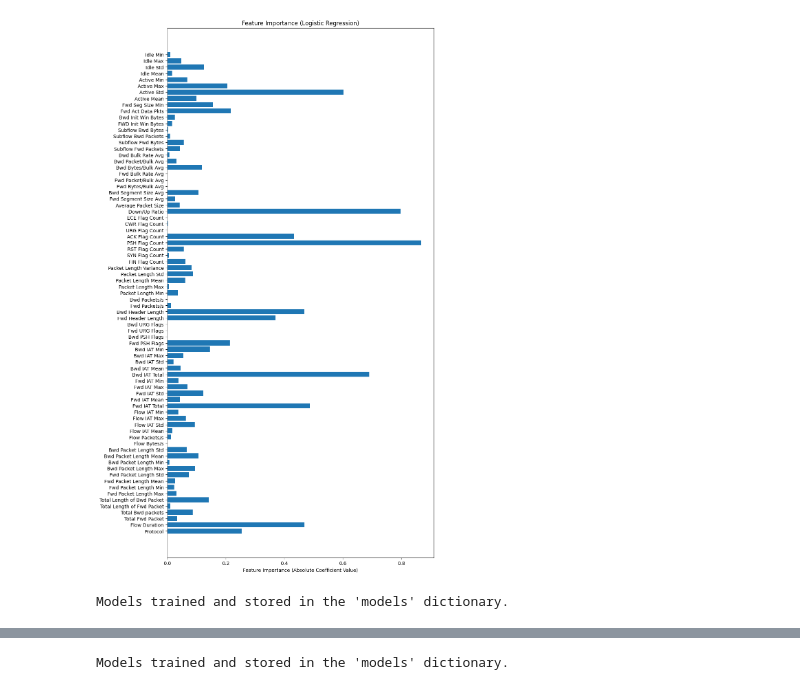
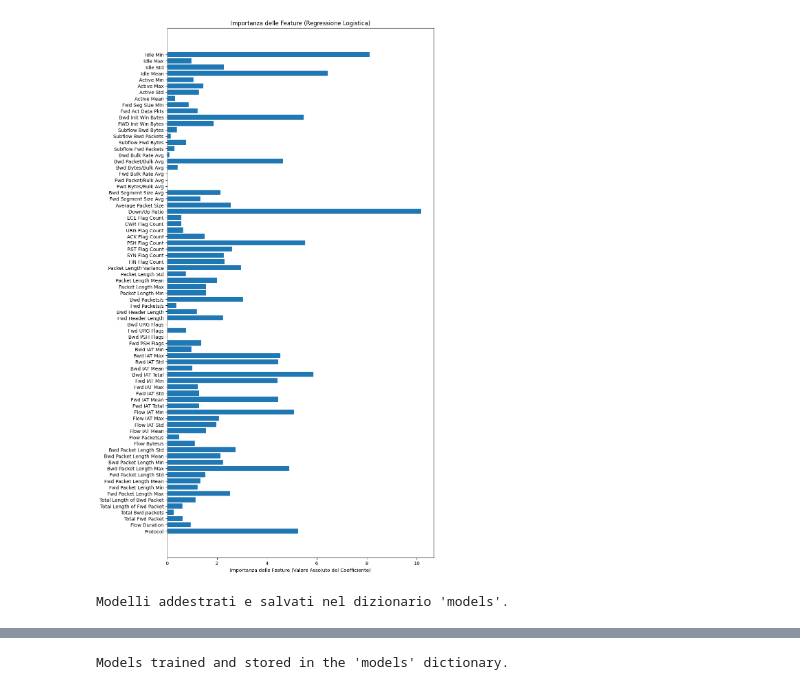
Before and after one commit to NicCasss/BigData, a Jupyter notebook: index.ipynb, the cells around one changed output, grey strips where cells are left out. Drawn from its saved outputs; the diff is of its cells as text; code cells hidden in the pictures.

```diff
--- a/index.ipynb
+++ b/index.ipynb
@@ -258,20 +278,27 @@ plt.show()
 # %%
-# Streamlined hyperparameters for Logistic Regression
+# Iperparametri semplificati per la regressione logistica
 hyperparameters = [
-    {'C': 1.0, 'penalty': 'l2', 'solver': 'lbfgs', 'max_iter': 10, 'class_weight': None}, # Low iterations for quick testing
-    {'C': 1.0, 'penalty': 'l2', 'solver': 'lbfgs', 'max_iter': 100, 'class_weight': None}, # Default configuration
-    {'C': 1.0, 'penalty': 'l2', 'solver': 'lbfgs', 'max_iter': 500, 'class_weight': None}, # High iterations for better convergence
+    {'C': 1.0, 'penalty': 'l2', 'solver': 'lbfgs', 'max_iter': 1000, 'class_weight': None}, # Iterazioni aumentate per migliorare la convergenza
+    {'C': 1.0, 'penalty': 'l2', 'solver': 'lbfgs', 'max_iter': 1000, 'class_weight': None}, # Configurazione predefinita con iterazioni aumentate
+    {'C': 1.0, 'penalty': 'l2', 'solver': 'lbfgs', 'max_iter': 1000, 'class_weight': None}, # Iterazioni alte per una migliore convergenza
 ]
 
-# Loop to create and train models
-for i in range (3):
-    # Create and train the model (Logistic Regression)
+# Aggiungi il pre-processing per scalare i dati (se necessario)
+from sklearn.preprocessing import StandardScaler
+
+scaler = StandardScaler()
+X_train_scaled = scaler.fit_transform(X_train)
+X_test_scaled = scaler.transform(X_test)
+
+# Ciclo per creare e addestrare i modelli
+for i in range(3):
+    # Crea e addestra il modello (Regressione Logistica)
     model = LogisticRegression(random_state=42, **hyperparameters[i])
-    model.fit(X_train, y_train)
+    model.fit(X_train_scaled, y_train)  # Usa i dati scalati
 
-    # Store the model in the dictionary with a unique name
+    # Salva il modello nel dizionario con un nome univoco
     models[f'logreg{i+1}'] = model
 
-# Print confirmation
-print("Models trained and stored in the 'models' dictionary.")
+# Stampa di conferma
+print("Modelli addestrati e salvati nel dizionario 'models'.")
 # %% [output]
@@ -354,37 +360,37 @@ weighted avg       0.73      0.63      0.63     15046
 # %%
-model_name = 'logreg1'  # Specify the model name
+#Nome del modello
+model_name = 'logreg1'
 
 plt.figure(figsize=(10, 20))
 
-# Access and process coefficients
-importance_logreg = abs(models[model_name].coef_[0])  # Take absolute values
-features = df.columns[:-1] # get the feature names.
+importance_logreg = abs(models[model_name].coef_[0])  # Prendi i valori assoluti dei coefficienti
+features = df.columns[:-1]  # Ottieni i nomi delle caratteristiche
 
-# Visualization
+#Grafico
 plt.barh(features, importance_logreg)
-plt.xlabel('Feature Importance (Absolute Coefficient Value)')
-plt.title('Feature Importance (Logistic Regression)')
+plt.xlabel('Importanza delle Feature (Valore Assoluto del Coefficiente)')
+plt.title('Importanza delle Feature (Regressione Logica)')
 plt.show()
 # %% [output]
-[figure, old version]
+[figure, new version]
 # %%
 hyperparameters = [
-    {},  # Default configuration
-    {'var_smoothing': 1e-12},  # Minimal smoothing to let the model capture fine-grained variance, maximizing capacity.
-    {'var_smoothing': 1e-3},  # Higher smoothing for more stability, especially with small datasets.
+    {},  # Configurazione predefinita
+    {'var_smoothing': 1e-12},  # Smussamento minimo per permettere al modello di catturare variazioni sottili, massimizzando la capacità.
+    {'var_smoothing': 1e-3},  # Smussamento più elevato per maggiore stabilità, specialmente con dataset piccoli.
 ]
 
-# Loop to create and train 3 models
+# Ciclo per creare e addestrare 3 modelli
 for i in range(3):
-    # Create and train the model (Gaussian Naive Bayes)
+    # Crea e allena il modello (Gaussian Naive Bayes)
     model = GaussianNB(**hyperparameters[i])
     model.fit(X_train, y_train)
 
-    # Store the model in the dictionary with a unique name
+    # Salva il modello nel dizionario con un nome univoco
     models[f'gnb{i+1}'] = model
 
-# Print confirmation
-print("Models trained and stored in the 'models' dictionary.")
+# Stampa conferma
+print("Modelli addestrati e salvati nel dizionario 'models'.")
 # %% [output]
-Models trained and stored in the 'models' dictionary.
+Modelli addestrati e salvati nel dizionario 'models'.
 # %%
```
Also changed, not shown: parts of 20 cells of this notebook.
